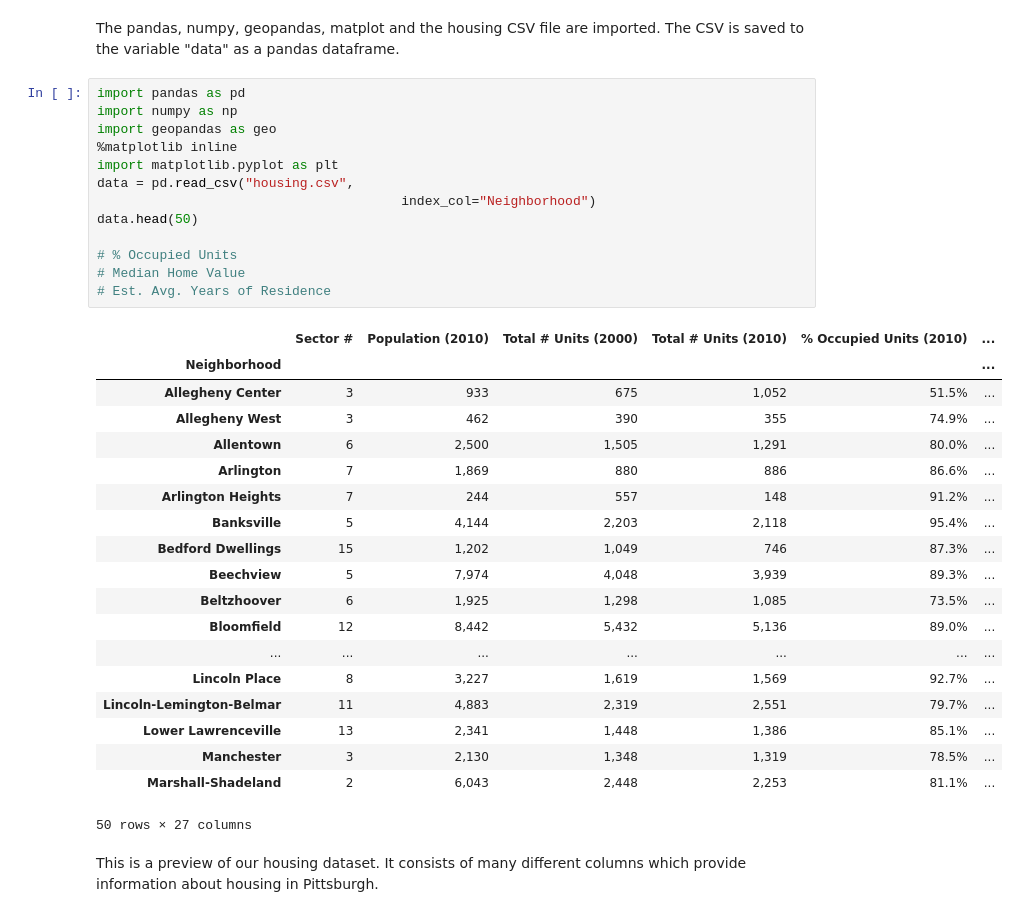
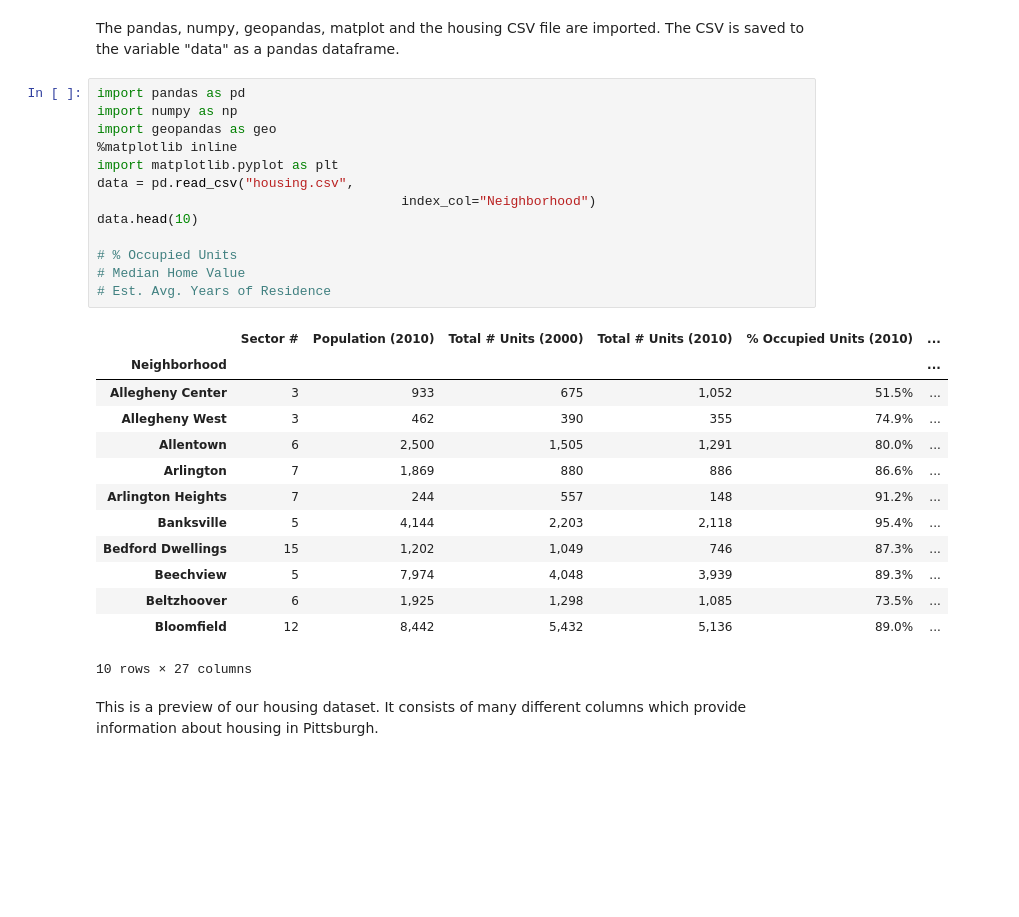
Before and after one commit to Nick0306/Big_Ideas_Final_Project, a Jupyter notebook: Dataset Notebooks/Housing.ipynb, the cells around one changed output. Cells and saved outputs as stored; diff of their text form; blank space fills up the shorter version.

```diff
--- a/Dataset Notebooks/Housing.ipynb
+++ b/Dataset Notebooks/Housing.ipynb
@@ -11,36 +11,30 @@ The pandas, numpy, geopandas, matplot and the housing CSV file are imported. The
 # %%
 import pandas as pd
 import numpy as np
 import geopandas as geo
 %matplotlib inline
 import matplotlib.pyplot as plt
 data = pd.read_csv("housing.csv",
                                        index_col="Neighborhood")
-data.head(50)
+data.head(10)
 
 # % Occupied Units
 # Median Home Value
 # Est. Avg. Years of Residence
 # %% [output]
 |  | Sector # | Population (2010) | Total # Units (2000) | Total # Units (2010) | % Occupied Units (2010) | ... |
 | Neighborhood |  |  |  |  |  | ... |
 | Allegheny Center | 3 | 933 | 675 | 1,052 | 51.5% | ... |
 | Allegheny West | 3 | 462 | 390 | 355 | 74.9% | ... |
 | Allentown | 6 | 2,500 | 1,505 | 1,291 | 80.0% | ... |
 | Arlington | 7 | 1,869 | 880 | 886 | 86.6% | ... |
 | Arlington Heights | 7 | 244 | 557 | 148 | 91.2% | ... |
 | Banksville | 5 | 4,144 | 2,203 | 2,118 | 95.4% | ... |
 | Bedford Dwellings | 15 | 1,202 | 1,049 | 746 | 87.3% | ... |
 | Beechview | 5 | 7,974 | 4,048 | 3,939 | 89.3% | ... |
 | Beltzhoover | 6 | 1,925 | 1,298 | 1,085 | 73.5% | ... |
 | Bloomfield | 12 | 8,442 | 5,432 | 5,136 | 89.0% | ... |
-| ... | ... | ... | ... | ... | ... | ... |
-| Lincoln Place | 8 | 3,227 | 1,619 | 1,569 | 92.7% | ... |
-| Lincoln-Lemington-Belmar | 11 | 4,883 | 2,319 | 2,551 | 79.7% | ... |
-| Lower Lawrenceville | 13 | 2,341 | 1,448 | 1,386 | 85.1% | ... |
-| Manchester | 3 | 2,130 | 1,348 | 1,319 | 78.5% | ... |
-| Marshall-Shadeland | 2 | 6,043 | 2,448 | 2,253 | 81.1% | ... |
-50 rows × 27 columns
+10 rows × 27 columns
 # %% [markdown]
 This is a preview of our housing dataset. It consists of many different columns which provide information about housing in Pittsburgh.
 # %% [markdown]
```
Also changed, not shown: parts of 16 cells of this notebook, 1 other file.
